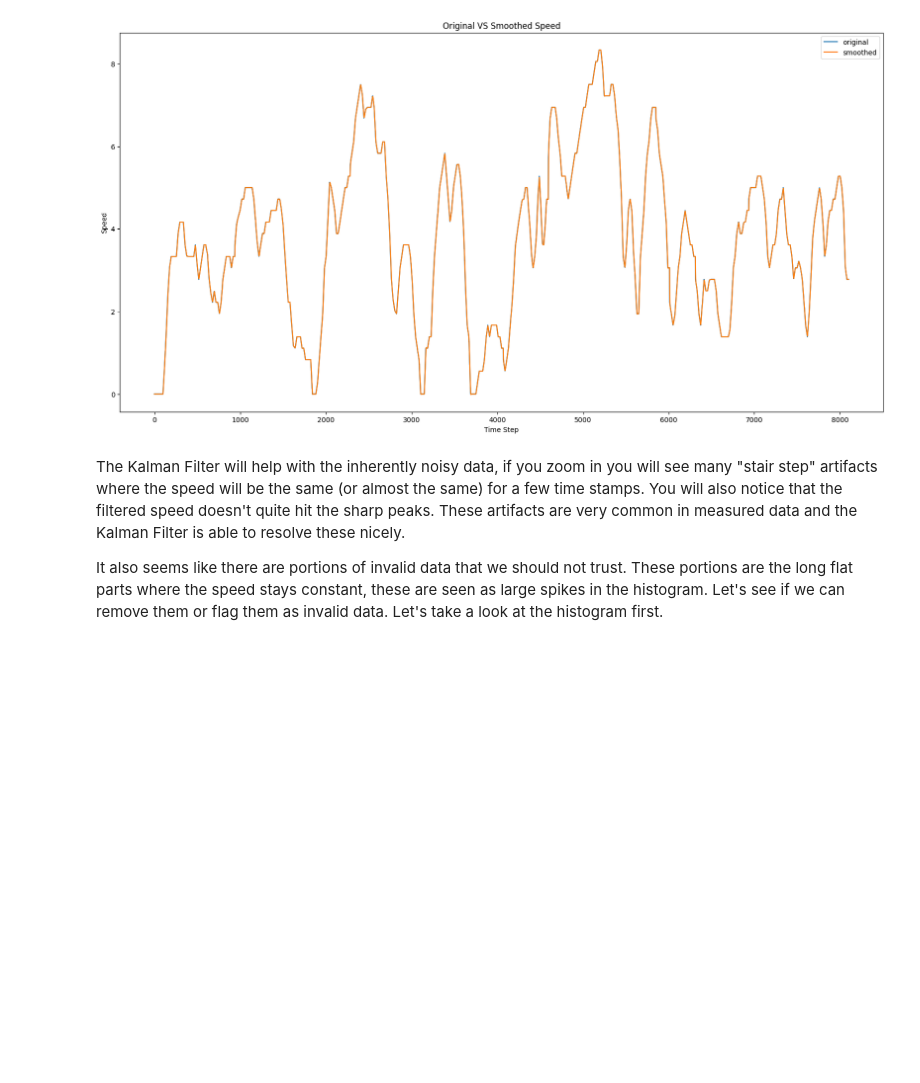
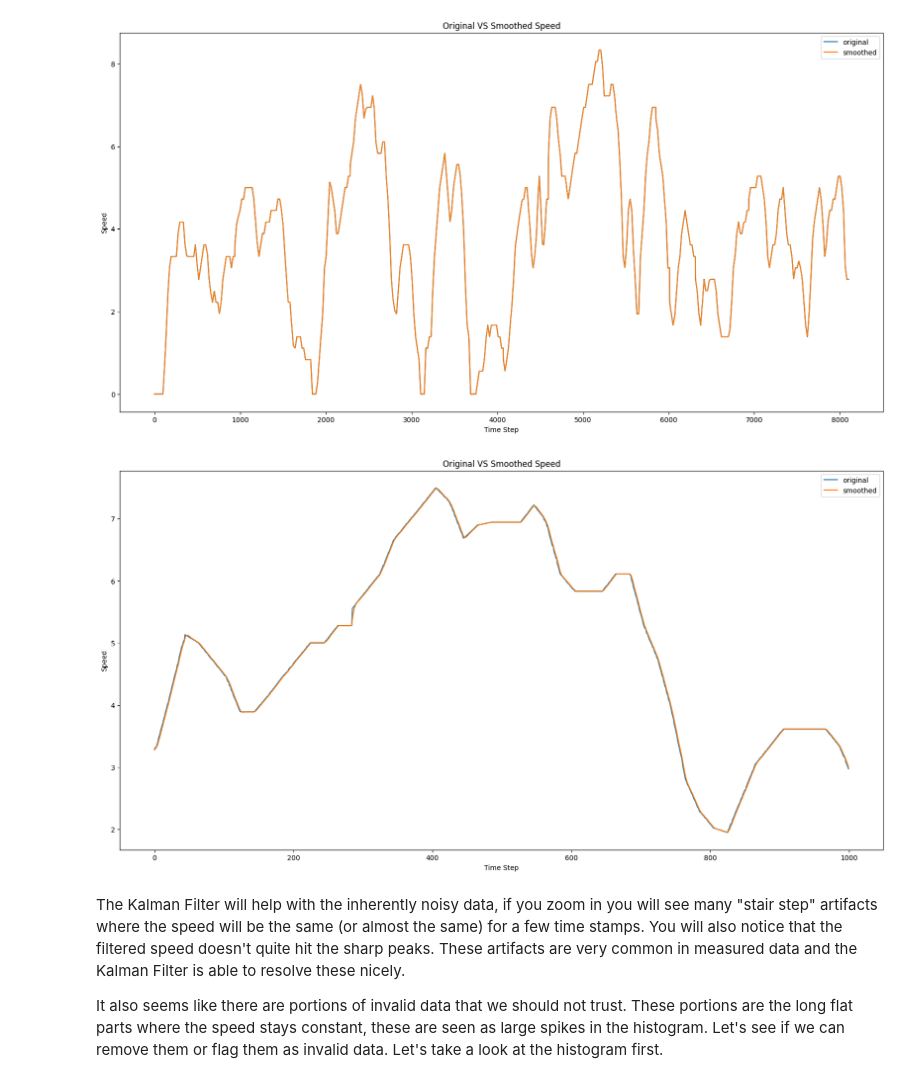
Before and after one commit to itberrios/CV_projects, a Jupyter notebook: mars_challenge/kalman_filter_tutorial.ipynb, the cells around one changed output. Drawn from its saved outputs; the diff is of its cells as text; code cells hidden in the pictures; blank space fills up the shorter version.

```diff
--- a/mars_challenge/kalman_filter_tutorial.ipynb
+++ b/mars_challenge/kalman_filter_tutorial.ipynb
@@ -107,7 +107,7 @@ kf = get_kalman_filter(dt, q_var, r_var, x_var)
 # %% [markdown]
 Apply Kalman Filter to data
 # %%
-def get_filtered_states(y_data, kf_obj):
+def get_filtered_states(y_data, kf_obj, dt):
     x_states = []
 
     prev_xs = 0.0
@@ -115,8 +115,8 @@ def get_filtered_states(y_data, kf_obj):
     for xs in y_data:
 
         # get measurements
-        xa = (xs - prev_xs)/dt
-        z = np.array([[xs, 0.0]])
+        xa = (xs - prev_xs)/dt   # get acceleration
+        z = np.array([[xs, xa]]) # get measurment
 
         # update with new measurement
         kf_obj.update(z)
@@ -125,10 +125,13 @@ def get_filtered_states(y_data, kf_obj):
         # predict next state
         kf_obj.predict()
 
+        # store prev speed
+        prev_xs = xs
+
     return np.array(x_states)
 
 
-x_states = get_filtered_states(y_train, kf)
+x_states = get_filtered_states(y_train, kf, dt)
 y_train_smooth = x_states[:, 1]
 # %%
 plt.figure(figsize=(20, 10))
@@ -143,6 +145,16 @@ plt.ylabel("Speed")
 plt.legend();
 # %% [output]
 [figure]
+# %%
+plt.figure(figsize=(20, 10))
+plt.plot(y_train[2000:3000], label='original')
+plt.plot(y_train_smooth[2000:3000], label='smoothed')
+plt.title("Original VS Smoothed Speed")
+plt.xlabel("Time Step")
+plt.ylabel("Speed")
+plt.legend();
+# %% [output]
+[figure, added]
 # %% [markdown]
 The Kalman Filter will help with the inherently noisy data, if you zoom in you will see many "stair step" artifacts where the speed will be the same (or almost the same) for a few time stamps. You will also notice that the filtered speed doesn't quite hit the sharp peaks. These artifacts are very common in measured data and the Kalman Filter is able to resolve these nicely.
 
```
Also changed, not shown: parts of 4 cells of this notebook.
